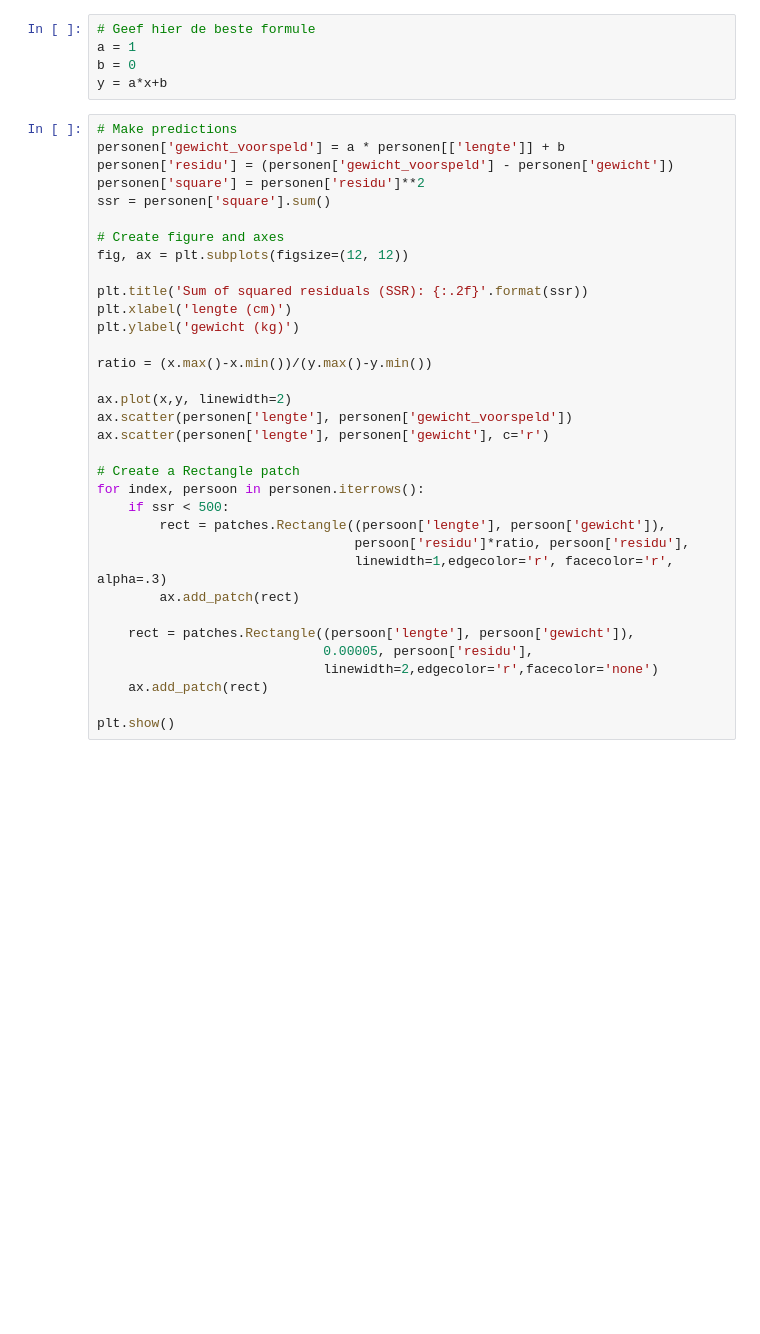
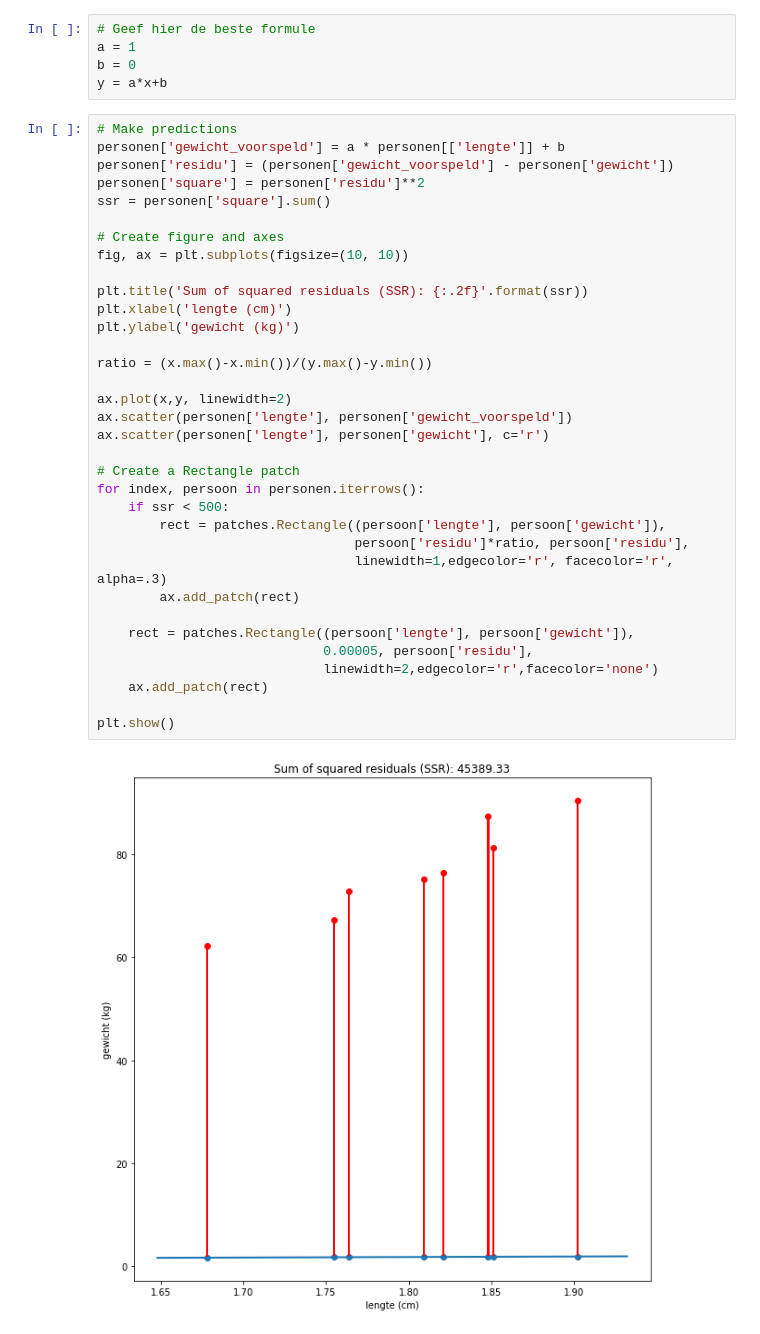
Before and after one commit to tijmenjoppe/ComputationalModelling-student, a Jupyter notebook: regressie_oefening_ols_student.ipynb, the cells around one changed output. Saved outputs shown, nothing was run; the diff lists cells and outputs as text; blank space fills up the shorter version.

```diff
--- a/regressie_oefening_ols_student.ipynb
+++ b/regressie_oefening_ols_student.ipynb
@@ -31,33 +33,35 @@ personen['gewicht_voorspeld'] = a * personen[['lengte']] + b
 personen['residu'] = (personen['gewicht_voorspeld'] - personen['gewicht'])
 personen['square'] = personen['residu']**2
 ssr = personen['square'].sum()
 
 # Create figure and axes
-fig, ax = plt.subplots(figsize=(12, 12))
+fig, ax = plt.subplots(figsize=(10, 10))
 
 plt.title('Sum of squared residuals (SSR): {:.2f}'.format(ssr))
 plt.xlabel('lengte (cm)')
 plt.ylabel('gewicht (kg)')
 
 ratio = (x.max()-x.min())/(y.max()-y.min())
 
 ax.plot(x,y, linewidth=2)
 ax.scatter(personen['lengte'], personen['gewicht_voorspeld'])
 ax.scatter(personen['lengte'], personen['gewicht'], c='r')
 
 # Create a Rectangle patch
 for index, persoon in personen.iterrows():
     if ssr < 500:
         rect = patches.Rectangle((persoon['lengte'], persoon['gewicht']),
                                  persoon['residu']*ratio, persoon['residu'],
                                  linewidth=1,edgecolor='r', facecolor='r', alpha=.3)
         ax.add_patch(rect)
 
     rect = patches.Rectangle((persoon['lengte'], persoon['gewicht']),
                              0.00005, persoon['residu'],
                              linewidth=2,edgecolor='r',facecolor='none')
     ax.add_patch(rect)
 
 plt.show()
+# %% [output]
+[figure, added]
 # %%
 personen
```
Also changed, not shown: parts of 5 cells of this notebook, 4 other files.
